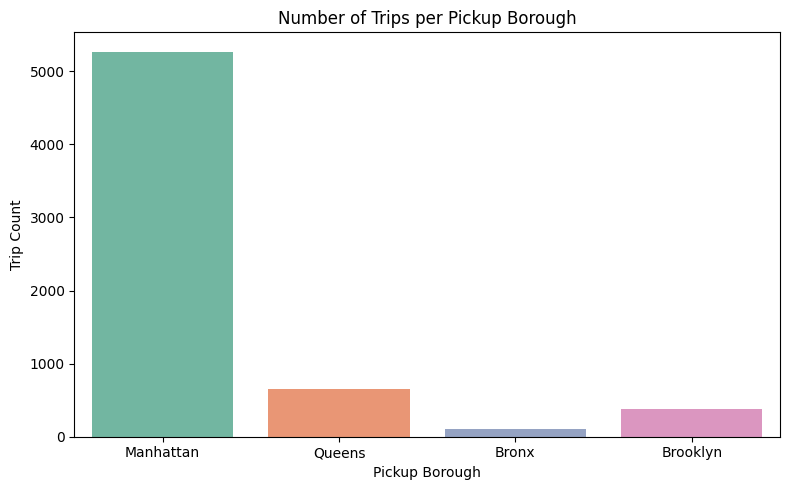
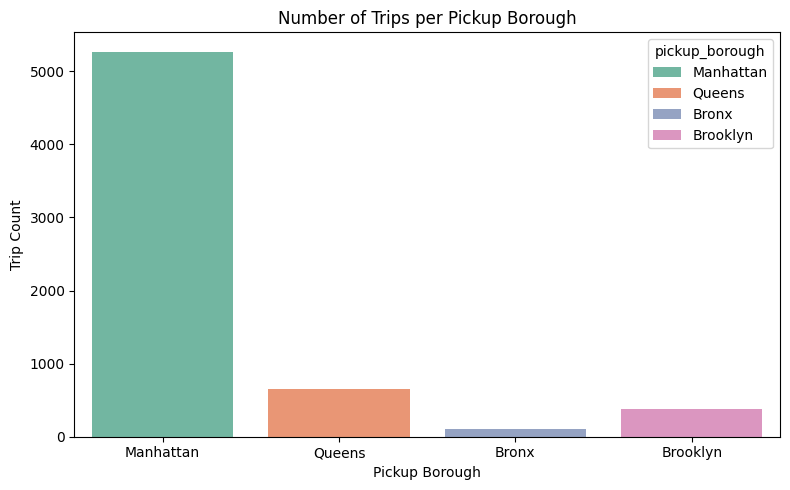
Unified diff of the notebook cell whose output changed from the first chart to the second:
--- before
+++ after
@@ -3,5 +3,5 @@
 # 1. Count Plot: Number of trips in each pickup_borough
 plt.figure(figsize=(8, 5))
-sns.countplot(data=df, x="pickup_borough", palette="Set2")
+sns.countplot(data=df, x="pickup_borough", palette="Set2", hue="pickup_borough")
 plt.title("Number of Trips per Pickup Borough")
 plt.xlabel("Pickup Borough")

Commit: Created using Colab